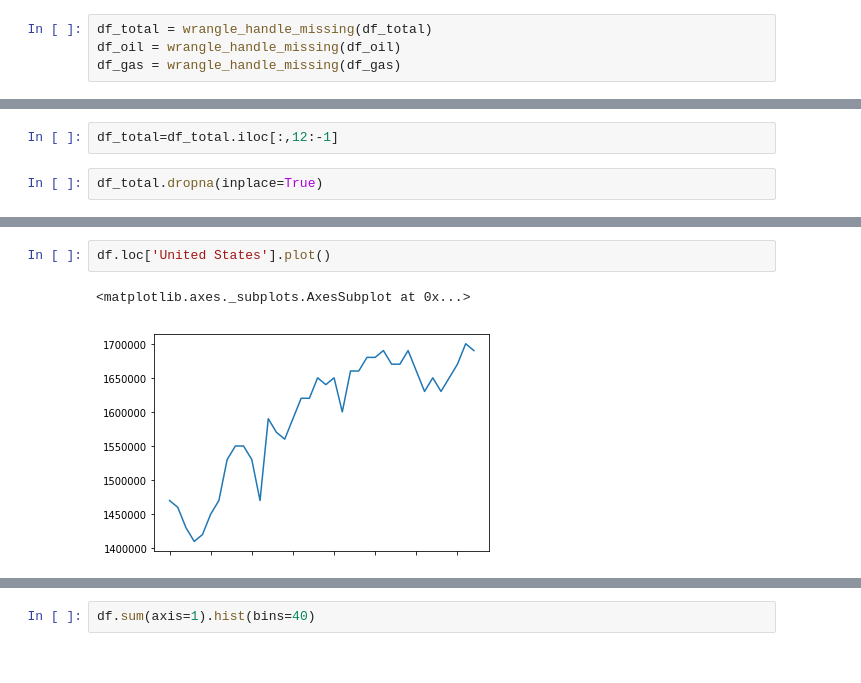
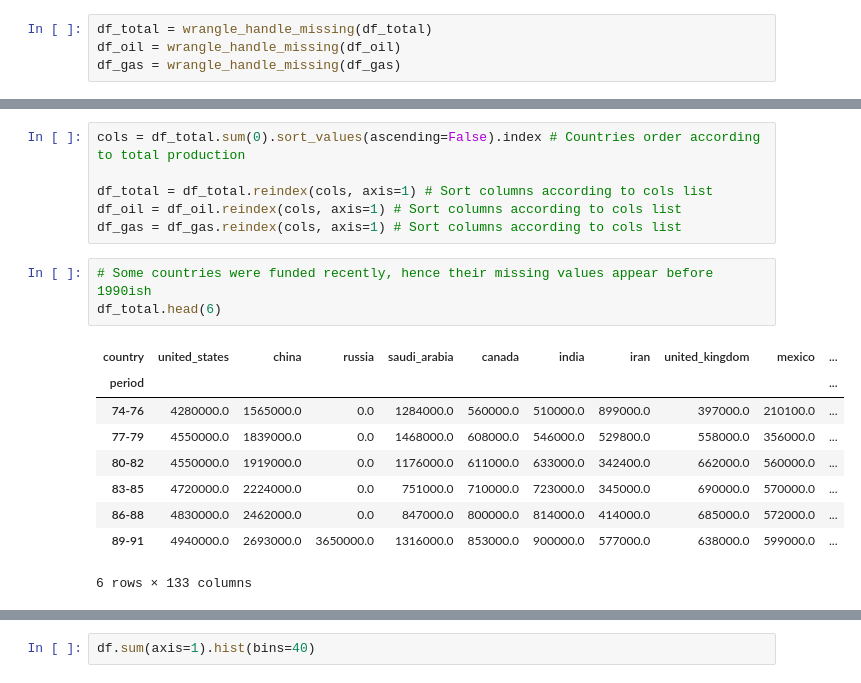
Before and after one commit to reneang17/data-analyst, a Jupyter notebook: gapminder_energy/gapminder_energy_production.ipynb, the cells around one changed output, grey strips where cells are left out. Drawn from its saved outputs; the diff is of its cells as text.

```diff
--- a/gapminder_energy/gapminder_energy_production.ipynb
+++ b/gapminder_energy/gapminder_energy_production.ipynb
@@ -219,4 +161,0 @@ df = df_total.iloc[:,12:-1].dropna()
-# %%
-df_total=df_total.iloc[:,12:-1]
-# %%
-df_total.dropna(inplace=True)
@@ -228,5 +162,19 @@ df.sum(axis=0).plot()
-# %%
-df.loc['United States'].plot()
-# %% [output]
-<matplotlib.axes._subplots.AxesSubplot at 0x...>
-[figure, removed]
+# %%
+cols = df_total.sum(0).sort_values(ascending=False).index # Countries order according to total production
+
+df_total = df_total.reindex(cols, axis=1) # Sort columns according to cols list
+df_oil = df_oil.reindex(cols, axis=1) # Sort columns according to cols list
+df_gas = df_gas.reindex(cols, axis=1) # Sort columns according to cols list
+# %%
+# Some countries were funded recently, hence their missing values appear before 1990ish
+df_total.head(6)
+# %% [output]
+| country | united_states | china | russia | saudi_arabia | canada | india | iran | united_kingdom | mexico | ... |
+| period |  |  |  |  |  |  |  |  |  | ... |
+| 74-76 | 4280000.0 | 1565000.0 | 0.0 | 1284000.0 | 560000.0 | 510000.0 | 899000.0 | 397000.0 | 210100.0 | ... |
+| 77-79 | 4550000.0 | 1839000.0 | 0.0 | 1468000.0 | 608000.0 | 546000.0 | 529800.0 | 558000.0 | 356000.0 | ... |
+| 80-82 | 4550000.0 | 1919000.0 | 0.0 | 1176000.0 | 611000.0 | 633000.0 | 342400.0 | 662000.0 | 560000.0 | ... |
+| 83-85 | 4720000.0 | 2224000.0 | 0.0 | 751000.0 | 710000.0 | 723000.0 | 345000.0 | 690000.0 | 570000.0 | ... |
+| 86-88 | 4830000.0 | 2462000.0 | 0.0 | 847000.0 | 800000.0 | 814000.0 | 414000.0 | 685000.0 | 572000.0 | ... |
+| 89-91 | 4940000.0 | 2693000.0 | 3650000.0 | 1316000.0 | 853000.0 | 900000.0 | 577000.0 | 638000.0 | 599000.0 | ... |
+6 rows × 133 columns
```
Also changed, not shown: parts of 23 cells of this notebook.
